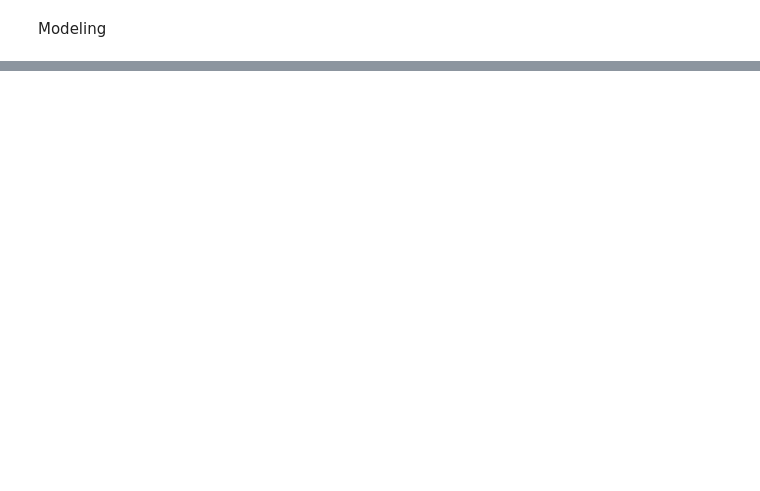
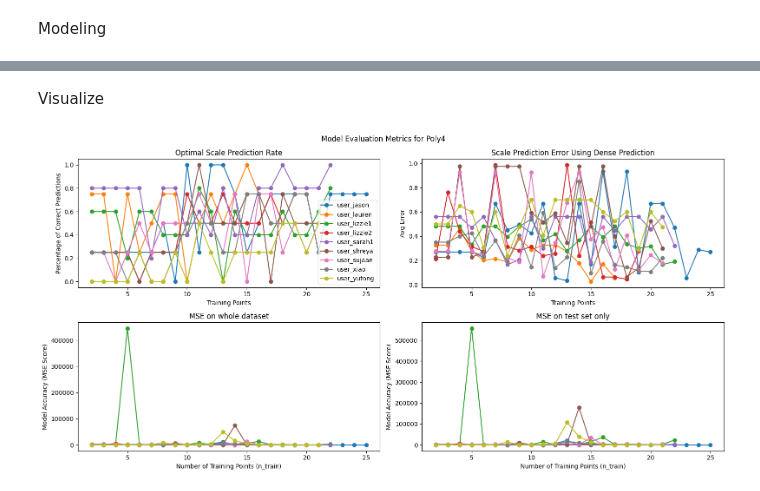
Before and after one commit to jasonkglim/MotionScaling, a Jupyter notebook: model_analysis.ipynb, the cells around one changed output, grey strips where cells are left out. Saved outputs shown, nothing was run; the diff lists cells and outputs as text; code cells hidden in the pictures; blank space fills up the shorter version.

Commit message:
finished cleaning code, added plots
Added model result plots for poly regression and GP regression

```diff
--- a/model_analysis.ipynb
+++ b/model_analysis.ipynb
@@ -22,7 +22,8 @@ all_datasets = {}
 for filepath in glob.glob(file_pattern):
     # print(filepath)
     # print(filepath.split('/'))
-    user_name = filepath.split('/')[1]
+    #user_name = filepath.split('/')[1]
+    user_name = filepath.split('\\')[1]
     print(f"Processing {filepath} dataset...")
 
     # Read in data file as a pandas dataframe
@@ -186,0 +156,37 @@ user_yutong
+# %% [markdown]
+Visualize
+# %%
+# # Plotting the results for all datasets
+
+model_type = "Poly4"
+fig, axes = plt.subplots(2, 2, figsize=(16, 8))
+fig.suptitle(f"Model Evaluation Metrics for {model_type}")
+for user_name, results in all_results.items():
+	axes[0, 0].plot(results['n_train_all'], results['match_rate'], marker='o', label=user_name)
+	axes[0, 1].plot(results['n_train_all'], results['scale_error'], marker='o', label=user_name)
+	axes[1, 0].plot(results['n_train_full_mse'], results['full_mse_scores'], marker='o', label=user_name)
+	axes[1, 1].plot(results['n_train_mse'], results['mse_scores'], marker='o', label=user_name)
+
+axes[0, 0].set_title("Optimal Scale Prediction Rate")
+axes[0, 0].set_xlabel("Training Points")
+axes[0, 0].set_ylabel("Percentage of Correct Predictions")
+axes[0, 0].legend()
+
+axes[0, 1].set_title("Scale Prediction Error Using Dense Prediction")
+axes[0, 1].set_xlabel("Training Points")
+axes[0, 1].set_ylabel("Avg Error")
+
+
+axes[1, 0].set_title('MSE on whole dataset')
+axes[1, 0].set_xlabel('Number of Training Points (n_train)')
+axes[1, 0].set_ylabel('Model Accuracy (MSE Score)')
+
+axes[1, 1].set_title('MSE on test set only')
+axes[1, 1].set_xlabel('Number of Training Points (n_train)')
+axes[1, 1].set_ylabel('Model Accuracy (MSE Score)')
+
+plt.tight_layout()
+plt.savefig(f"figures/model_results/{model_type}_model_eval_metrics.png")
+plt.show()
+# %% [output]
+[figure, added]
```
Also changed, not shown: parts of 2 cells of this notebook, 15 other files.
